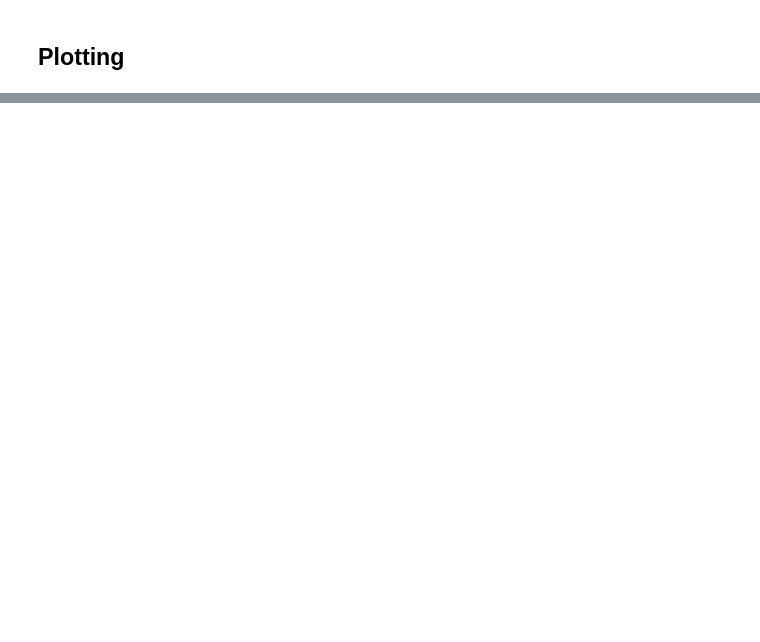
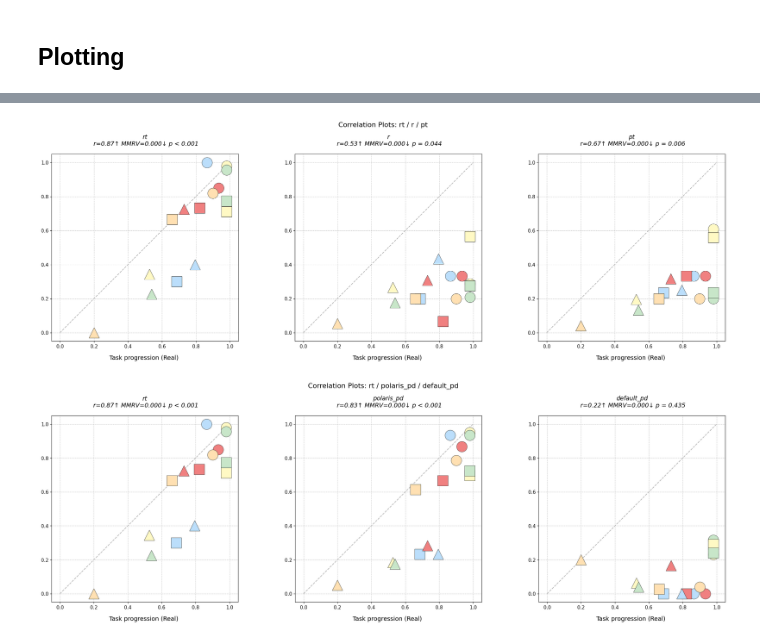
Before and after one commit to fallingstar56/REALM, a Jupyter notebook: corr_plots.ipynb, the cells around one changed output, grey strips where cells are left out. Drawn from its saved outputs; the diff is of its cells as text; code cells hidden in the pictures; blank space fills up the shorter version.

```diff
--- a/corr_plots.ipynb
+++ b/corr_plots.ipynb
@@ -365,0 +351,49 @@ for exp in experiments:
+# %%
+# Row 1: rt / r / pt
+experiments_row1 = ['rt', 'r', 'pt']
+fig1, axes1 = plt.subplots(1, len(experiments_row1), figsize=(8 * len(experiments_row1), 8))
+fig1.suptitle('Correlation Plots: rt / r / pt', fontsize=16)
+
+for i, exp in enumerate(experiments_row1):
+    exp_df = paired_data[paired_data["experiment_name"] == exp]
+    agg_data_tp = {}
+    for _, row in exp_df.iterrows():
+        model = row['model']
+        task = row['task']
+        if model not in agg_data_tp:
+            agg_data_tp[model] = {}
+        agg_data_tp[model][task] = {
+            "real_task_progression": row["real_task_progression"],
+            "task_progression": row["task_progression"]
+        }
+    do_corr_subplot(axes1[i], agg_data_tp, "real_task_progression", "task_progression", f"{exp}", model_markers, task_details)
+
+plt.tight_layout(rect=[0, 0.03, 1, 0.95])
+plt.savefig('rt_r_pt_correlation.pdf')
+plt.show()
+
+# Row 2: rt / polaris_pd / default_pd
+experiments_row2 = ['rt', 'polaris_pd', 'default_pd']
+fig2, axes2 = plt.subplots(1, len(experiments_row2), figsize=(8 * len(experiments_row2), 8))
+fig2.suptitle('Correlation Plots: rt / polaris_pd / default_pd', fontsize=16)
+
+for i, exp in enumerate(experiments_row2):
+    exp_df = paired_data[paired_data["experiment_name"] == exp]
+    agg_data_tp = {}
+    for _, row in exp_df.iterrows():
+        model = row['model']
+        task = row['task']
+        if model not in agg_data_tp:
+            agg_data_tp[model] = {}
+        agg_data_tp[model][task] = {
+            "real_task_progression": row["real_task_progression"],
+            "task_progression": row["task_progression"]
+        }
+    do_corr_subplot(axes2[i], agg_data_tp, "real_task_progression", "task_progression", f"{exp}", model_markers, task_details)
+
+plt.tight_layout(rect=[0, 0.03, 1, 0.95])
+plt.savefig('rt_polaris_pd_default_pd_correlation.pdf')
+plt.show()
+# %% [output]
+[figure, added]
+[figure, added]
```
Also changed, not shown: parts of 5 cells of this notebook, 12 other files.
